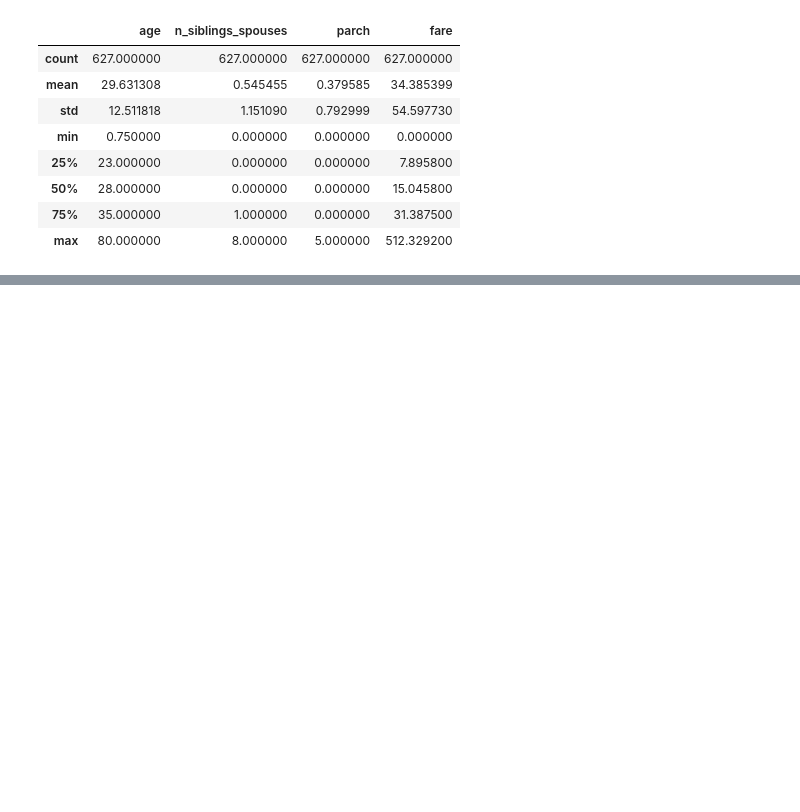
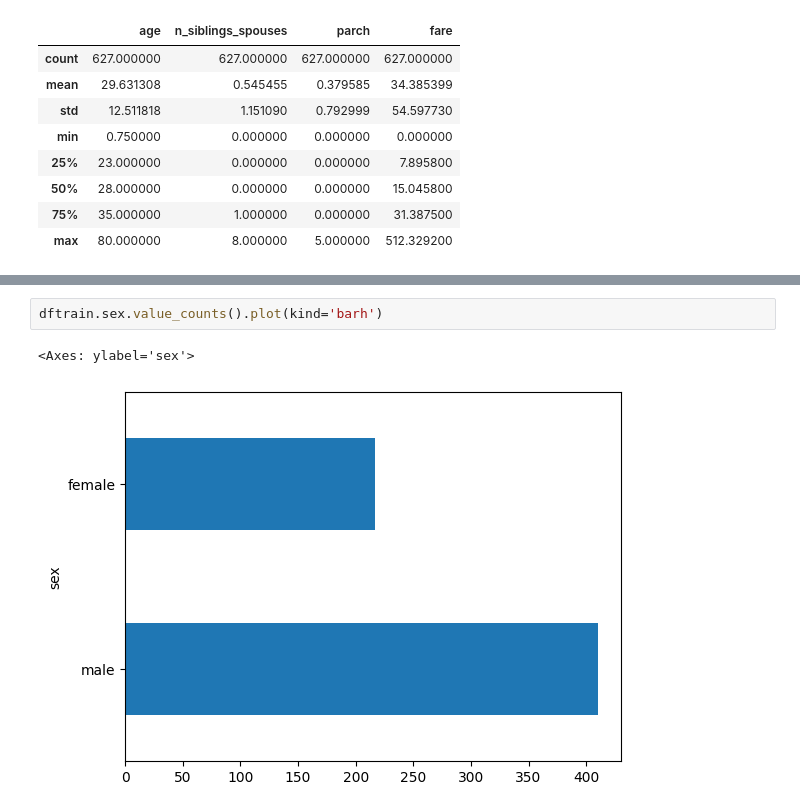
Before and after one commit to CharlieWalkerHimanshu/TensorFlow, a Jupyter notebook: Core_Learning_Algorithms_by_Himanshu.ipynb, the cells around one changed output, grey strips where cells are left out. Saved outputs shown, nothing was run; the diff lists cells and outputs as text; blank space fills up the shorter version.

```diff
--- a/Core_Learning_Algorithms_by_Himanshu.ipynb
+++ b/Core_Learning_Algorithms_by_Himanshu.ipynb
@@ -134,0 +162,5 @@ dftrain.describe()
+# %%
+dftrain.sex.value_counts().plot(kind='barh')
+# %% [output]
+<Axes: ylabel='sex'>
+[figure, added]
```
Also changed, not shown: parts of 11 cells of this notebook.
